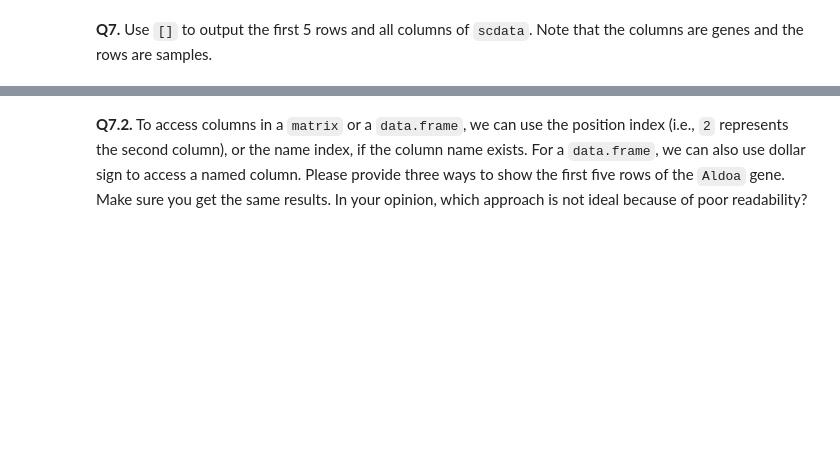
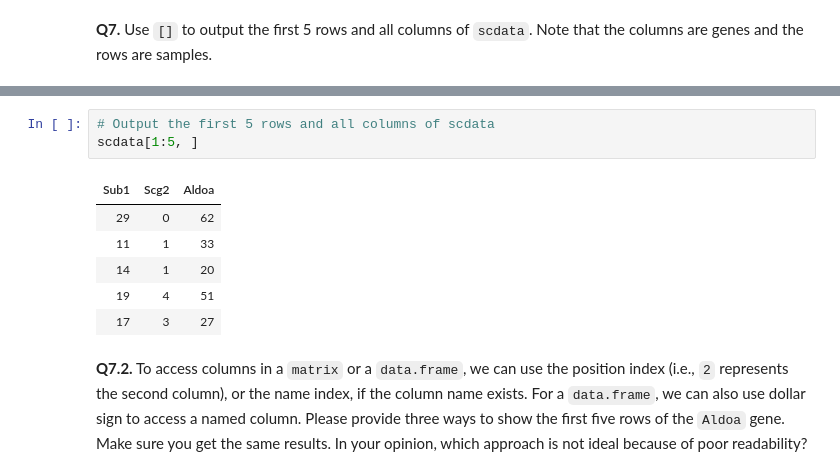
Before and after one commit to vidursaigal/CIS5350-Homework, a Jupyter notebook: Homework_I-2024.ipynb, the cells around one changed output, grey strips where cells are left out. Cells and saved outputs as stored; diff of their text form; blank space fills up the shorter version.

```diff
--- a/Homework_I-2024.ipynb
+++ b/Homework_I-2024.ipynb
@@ -71,2 +95,12 @@ A data.frame: 5 × 3
+# %%
+# Output the first 5 rows and all columns of scdata
+scdata[1:5, ]
+# %% [output]
+| Sub1 | Scg2 | Aldoa |
+| 29 | 0 | 62 |
+| 11 | 1 | 33 |
+| 14 | 1 | 20 |
+| 19 | 4 | 51 |
+| 17 | 3 | 27 |
 # %% [markdown]
 **Q7.2.** To access columns in a `matrix` or a `data.frame`, we can use the position index \(i.e., `2` represents the second column\), or the name index, if the column name exists. For a `data.frame`, we can also use dollar sign to access a named column. Please provide three ways to show the first five rows of the `Aldoa` gene. Make sure you get the same results. In your opinion, which approach is not ideal because of poor readability?
```
Also changed, not shown: parts of 24 cells of this notebook, 1 other file.
